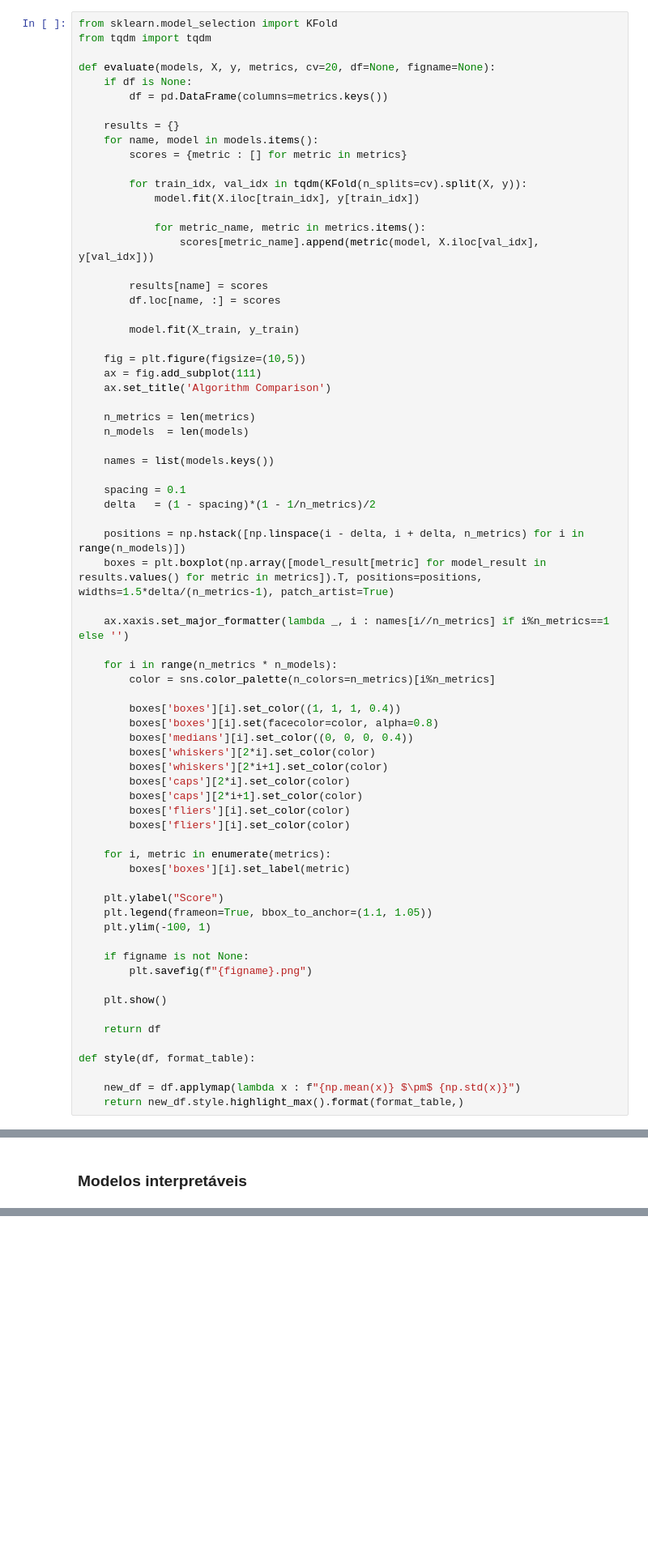
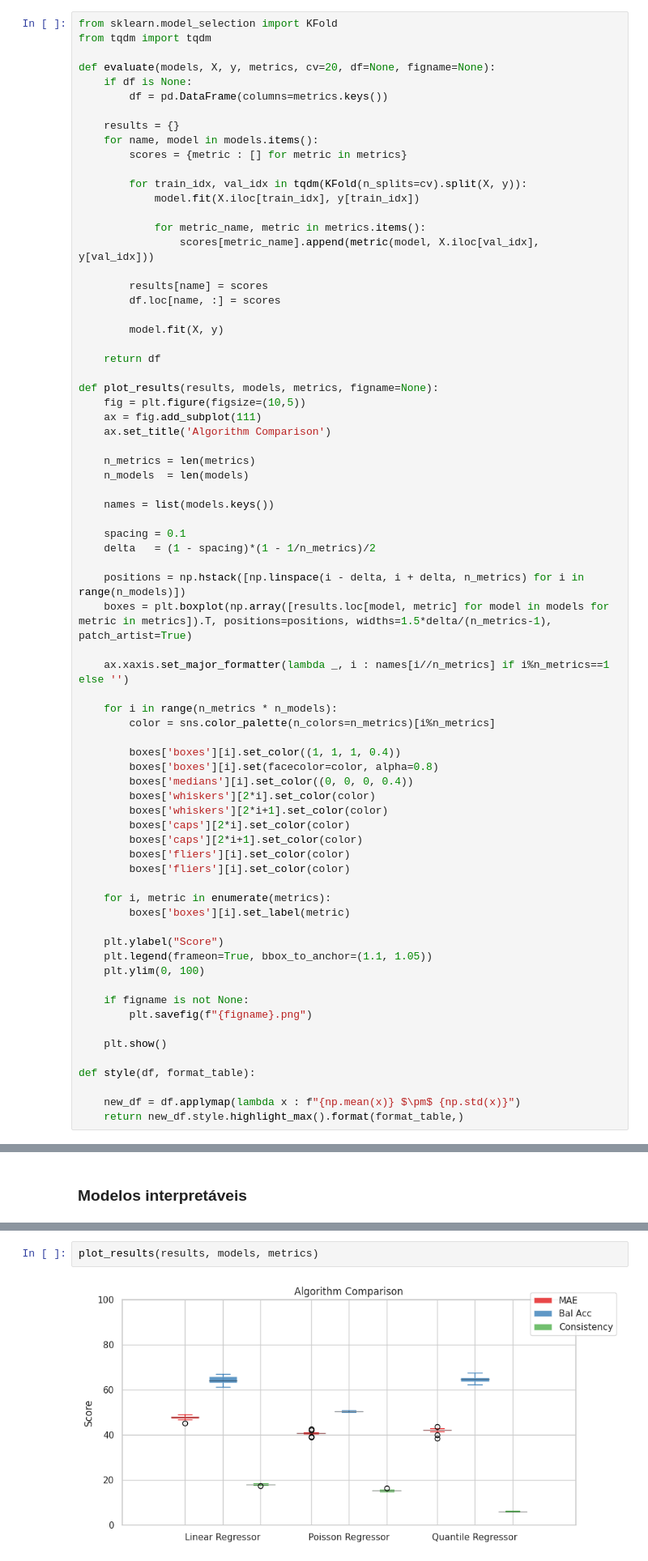
Before and after one commit to DanielGardin/MO810---Aprendizado-de-M-quina--tico, a Jupyter notebook: T5 - Explicabilidade/Notebook 5.1 - Reformulação.ipynb, the cells around one changed output, grey strips where cells are left out. Shown at 81% size. Drawn from its saved outputs; the diff is of its cells as text; blank space fills up the shorter version.

```diff
--- a/T5 - Explicabilidade/Notebook 5.1 - Reformulação.ipynb
+++ b/T5 - Explicabilidade/Notebook 5.1 - Reformulação.ipynb
@@ -107,8 +102,11 @@ def evaluate(models, X, y, metrics, cv=20, df=None, figname=None):
         results[name] = scores
         df.loc[name, :] = scores
 
-        model.fit(X_train, y_train)
+        model.fit(X, y)
 
+    return df
+
+def plot_results(results, models, metrics, figname=None):
     fig = plt.figure(figsize=(10,5))
     ax = fig.add_subplot(111)
     ax.set_title('Algorithm Comparison')
@@ -122,7 +120,7 @@ def evaluate(models, X, y, metrics, cv=20, df=None, figname=None):
     delta   = (1 - spacing)*(1 - 1/n_metrics)/2
 
     positions = np.hstack([np.linspace(i - delta, i + delta, n_metrics) for i in range(n_models)])
-    boxes = plt.boxplot(np.array([model_result[metric] for model_result in results.values() for metric in metrics]).T, positions=positions, widths=1.5*delta/(n_metrics-1), patch_artist=True)
+    boxes = plt.boxplot(np.array([results.loc[model, metric] for model in models for metric in metrics]).T, positions=positions, widths=1.5*delta/(n_metrics-1), patch_artist=True)
 
     ax.xaxis.set_major_formatter(lambda _, i : names[i//n_metrics] if i%n_metrics==1 else '')
 
@@ -144,15 +142,13 @@ def evaluate(models, X, y, metrics, cv=20, df=None, figname=None):
 
     plt.ylabel("Score")
     plt.legend(frameon=True, bbox_to_anchor=(1.1, 1.05))
-    plt.ylim(-100, 1)
+    plt.ylim(0, 100)
 
     if figname is not None:
         plt.savefig(f"{figname}.png")
 
     plt.show()
 
-    return df
-
 def style(df, format_table):
 
     new_df = df.applymap(lambda x : f"{np.mean(x)} $\pm$ {np.std(x)}")
@@ -304 +314,5 @@ KeyboardInterrupt:
+# %%
+plot_results(results, models, metrics)
+# %% [output]
+[figure, added]
 # %%
```
Also changed, not shown: parts of 31 cells of this notebook, 2 other files.
